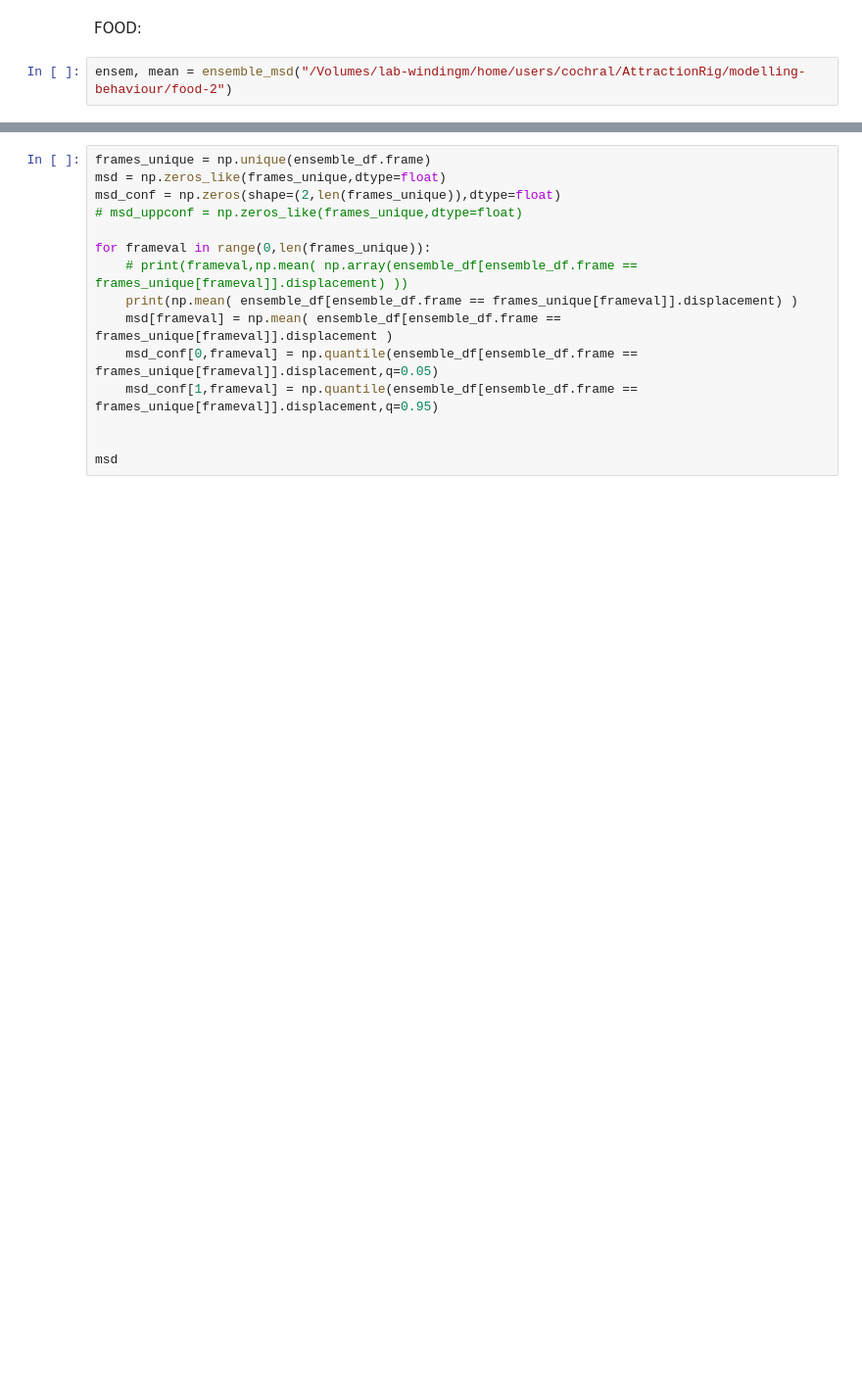
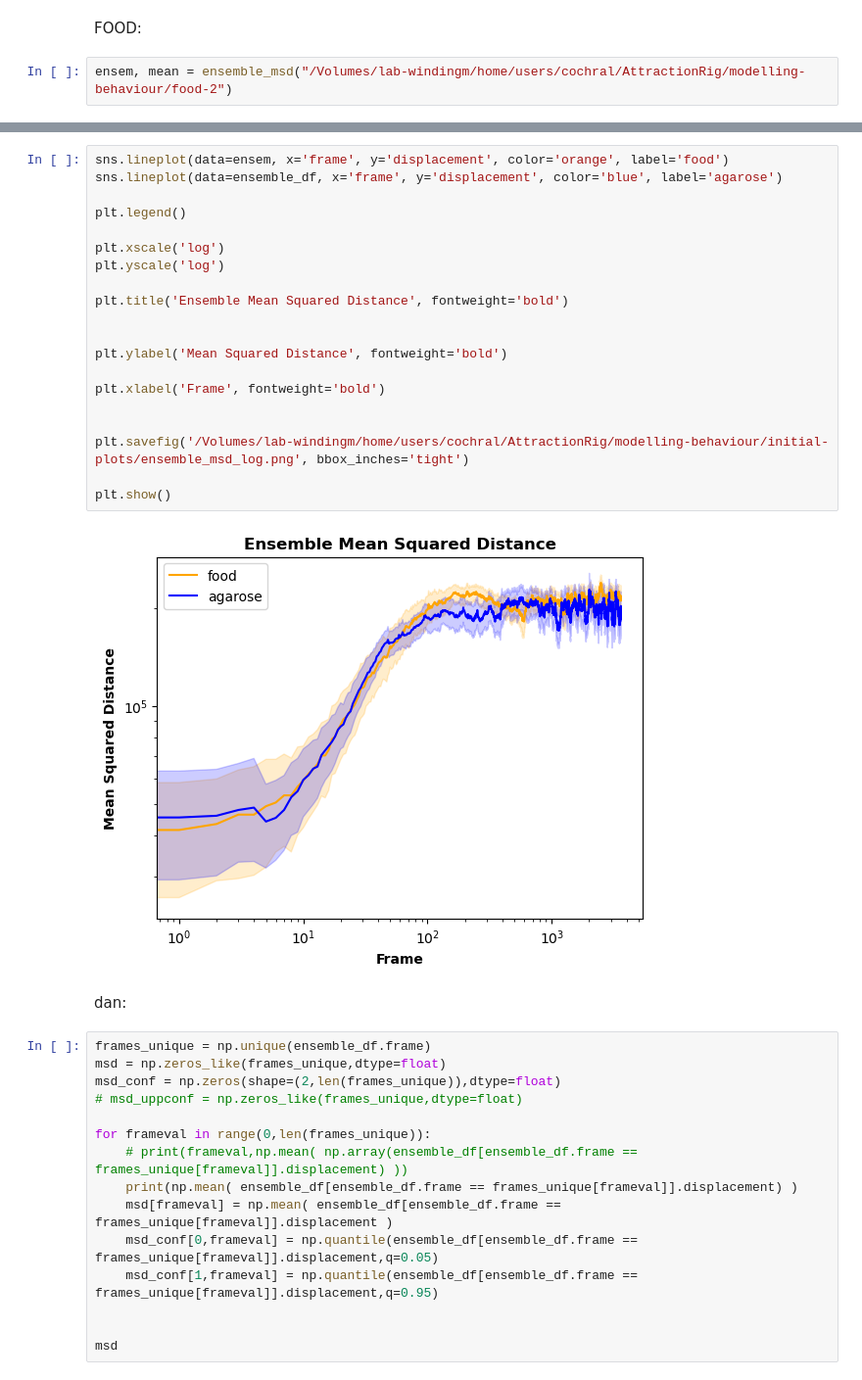
Before and after one commit to lenacochrane/behavioural-analysis, a Jupyter notebook: scripts/attraction-rig/modelling_behaviour/ensemble_msd.ipynb, the cells around one changed output, grey strips where cells are left out. Shown at 98% size. Drawn from its saved outputs; the diff is of its cells as text; blank space fills up the shorter version.

```diff
--- a/scripts/attraction-rig/modelling_behaviour/ensemble_msd.ipynb
+++ b/scripts/attraction-rig/modelling_behaviour/ensemble_msd.ipynb
@@ -88,3 +117,27 @@ plt.show()
+# %%
+sns.lineplot(data=ensem, x='frame', y='displacement', color='orange', label='food')
+sns.lineplot(data=ensemble_df, x='frame', y='displacement', color='blue', label='agarose')
+
+plt.legend()
+
+plt.xscale('log')
+plt.yscale('log')
+
+plt.title('Ensemble Mean Squared Distance', fontweight='bold')
+
+
+plt.ylabel('Mean Squared Distance', fontweight='bold')
+
+plt.xlabel('Frame', fontweight='bold')
+
+
+plt.savefig('/Volumes/lab-windingm/home/users/cochral/AttractionRig/modelling-behaviour/initial-plots/ensemble_msd_log.png', bbox_inches='tight')
+
+plt.show()
+# %% [output]
+[figure, added]
+# %% [markdown]
+dan:
 # %%
 frames_unique = np.unique(ensemble_df.frame)
 msd = np.zeros_like(frames_unique,dtype=float)
```
Also changed, not shown: parts of 3 cells of this notebook.
